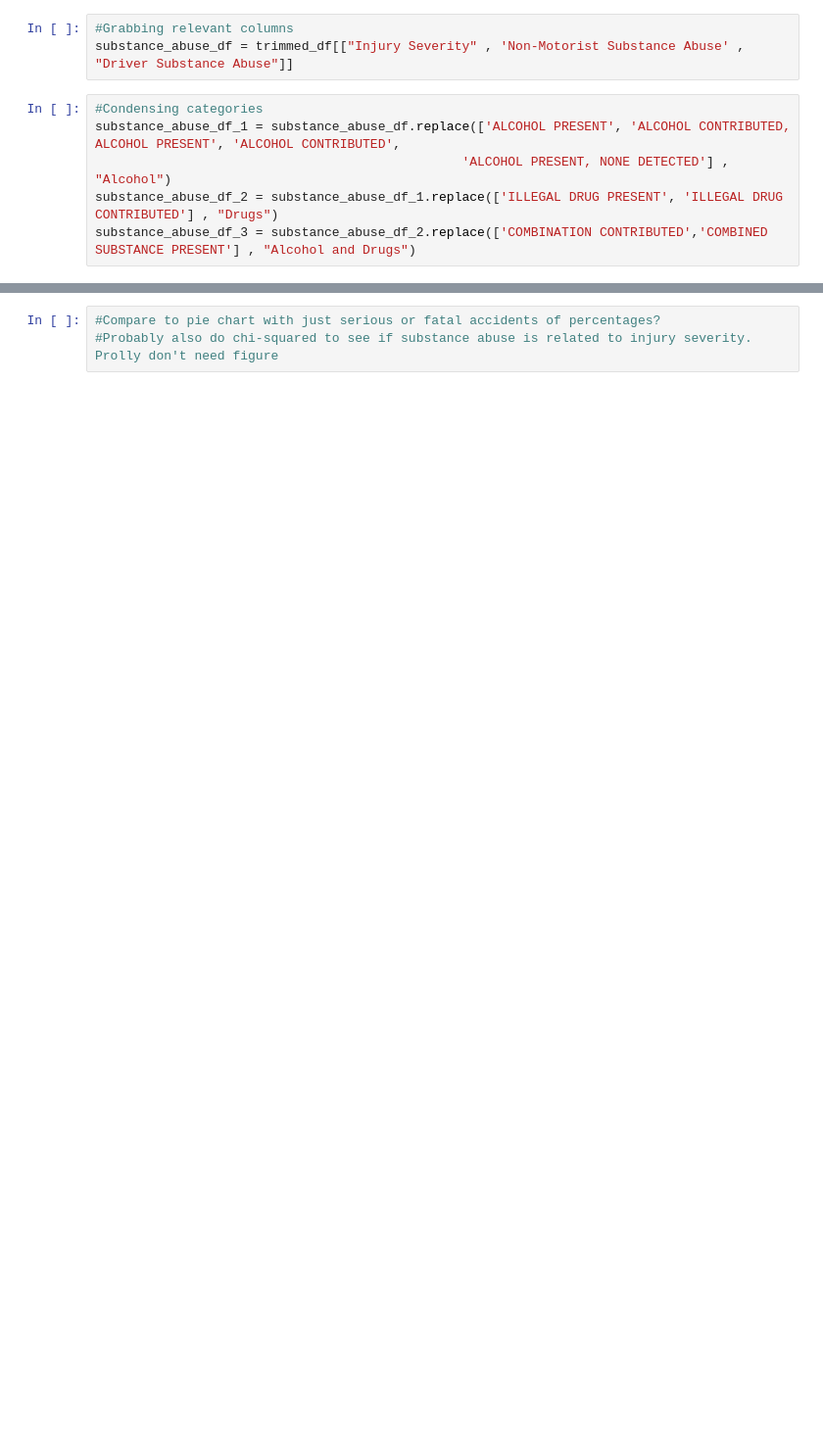
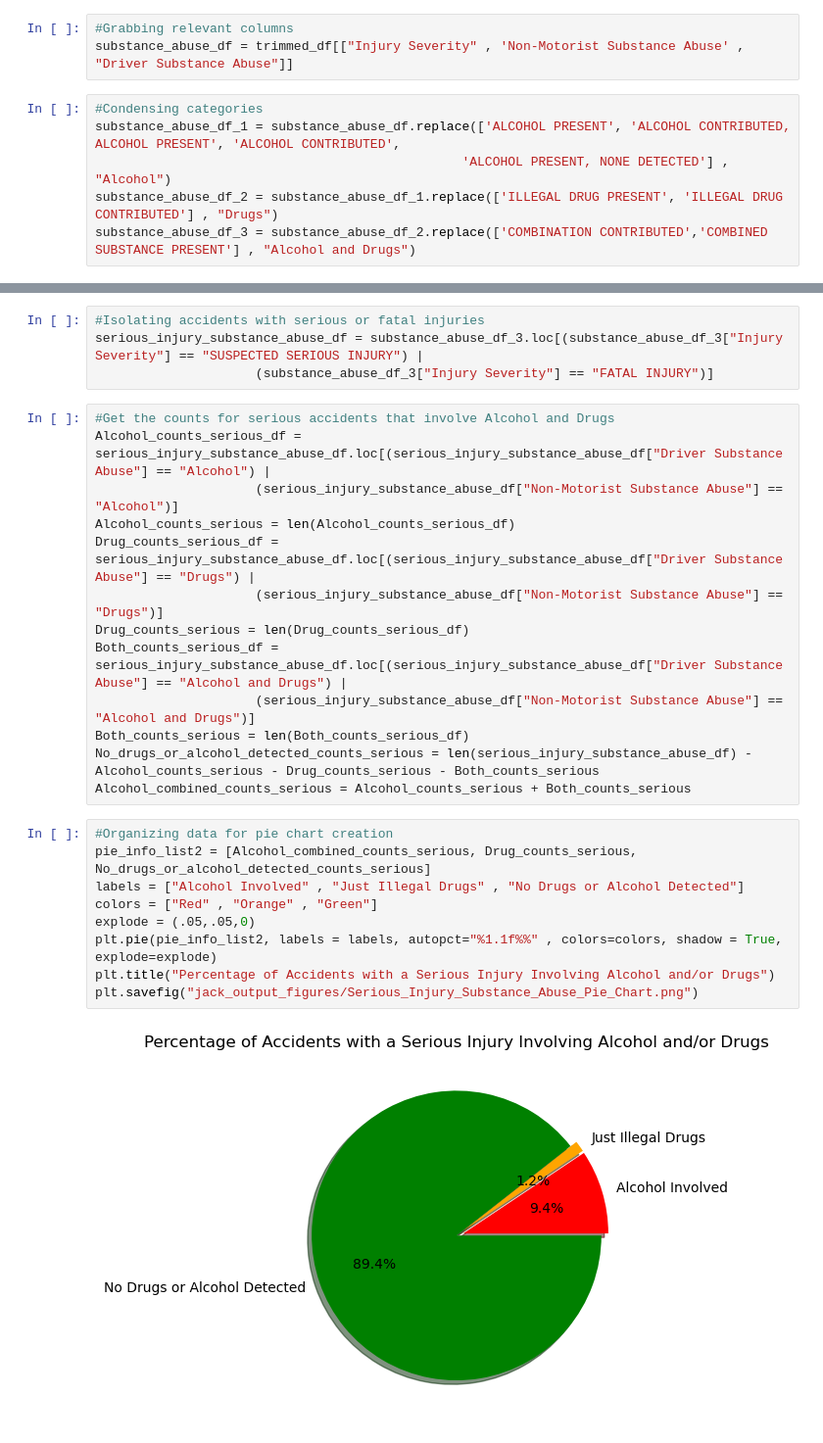
Before and after one commit to kotymav1/project-1-crash-safety, a Jupyter notebook: jack_analysis.ipynb, the cells around one changed output, grey strips where cells are left out. Shown at 98% size. Cells and saved outputs as stored; diff of their text form; blank space fills up the shorter version.

Commit message:
Finished figures and testing

```diff
--- a/jack_analysis.ipynb
+++ b/jack_analysis.ipynb
@@ -190,6 +136,31 @@ plt.title("Percentage of Accidents Involving Alcohol and/or Drugs")
 plt.savefig("jack_output_figures/Substance_Abuse_Pie_Chart.png")
 # %% [output]
 [figure]
-# %%
-#Compare to pie chart with just serious or fatal accidents of percentages?
-#Probably also do chi-squared to see if substance abuse is related to injury severity. Prolly don't need figure
+# %%
+#Isolating accidents with serious or fatal injuries
+serious_injury_substance_abuse_df = substance_abuse_df_3.loc[(substance_abuse_df_3["Injury Severity"] == "SUSPECTED SERIOUS INJURY") |
+                     (substance_abuse_df_3["Injury Severity"] == "FATAL INJURY")]
+# %%
+#Get the counts for serious accidents that involve Alcohol and Drugs
+Alcohol_counts_serious_df = serious_injury_substance_abuse_df.loc[(serious_injury_substance_abuse_df["Driver Substance Abuse"] == "Alcohol") |
+                     (serious_injury_substance_abuse_df["Non-Motorist Substance Abuse"] == "Alcohol")]
+Alcohol_counts_serious = len(Alcohol_counts_serious_df)
+Drug_counts_serious_df = serious_injury_substance_abuse_df.loc[(serious_injury_substance_abuse_df["Driver Substance Abuse"] == "Drugs") |
+                     (serious_injury_substance_abuse_df["Non-Motorist Substance Abuse"] == "Drugs")]
+Drug_counts_serious = len(Drug_counts_serious_df)
+Both_counts_serious_df = serious_injury_substance_abuse_df.loc[(serious_injury_substance_abuse_df["Driver Substance Abuse"] == "Alcohol and Drugs") |
+                     (serious_injury_substance_abuse_df["Non-Motorist Substance Abuse"] == "Alcohol and Drugs")]
+Both_counts_serious = len(Both_counts_serious_df)
+No_drugs_or_alcohol_detected_counts_serious = len(serious_injury_substance_abuse_df) - Alcohol_counts_serious - Drug_counts_serious - Both_counts_serious
+Alcohol_combined_counts_serious = Alcohol_counts_serious + Both_counts_serious
+# %%
+#Organizing data for pie chart creation
+pie_info_list2 = [Alcohol_combined_counts_serious, Drug_counts_serious, No_drugs_or_alcohol_detected_counts_serious]
+labels = ["Alcohol Involved" , "Just Illegal Drugs" , "No Drugs or Alcohol Detected"]
+colors = ["Red" , "Orange" , "Green"]
+explode = (.05,.05,0)
+plt.pie(pie_info_list2, labels = labels, autopct="%1.1f%%" , colors=colors, shadow = True, explode=explode)
+plt.title("Percentage of Accidents with a Serious Injury Involving Alcohol and/or Drugs")
+plt.savefig("jack_output_figures/Serious_Injury_Substance_Abuse_Pie_Chart.png")
+# %% [output]
+[figure, added]
```
Also changed, not shown: parts of 8 cells of this notebook, 1 other file.
